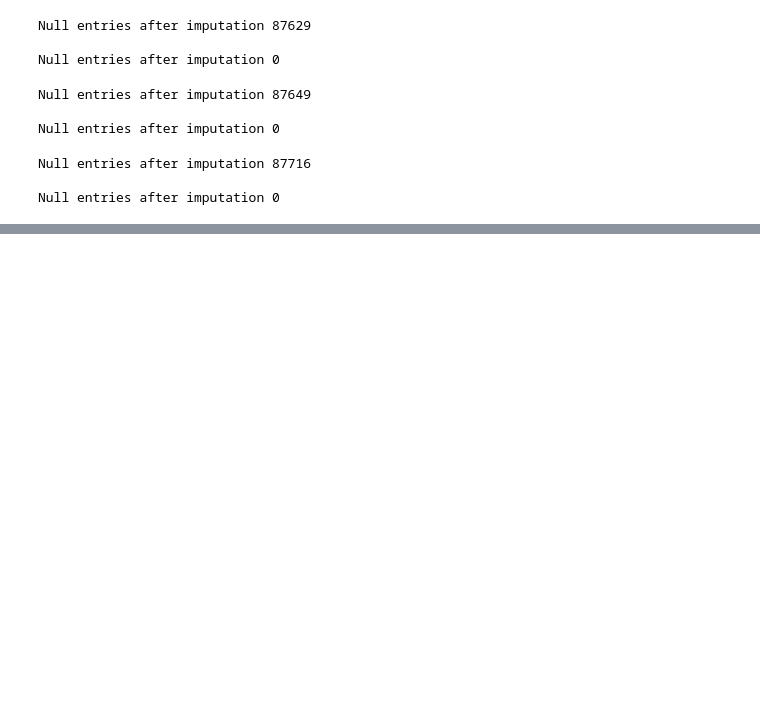
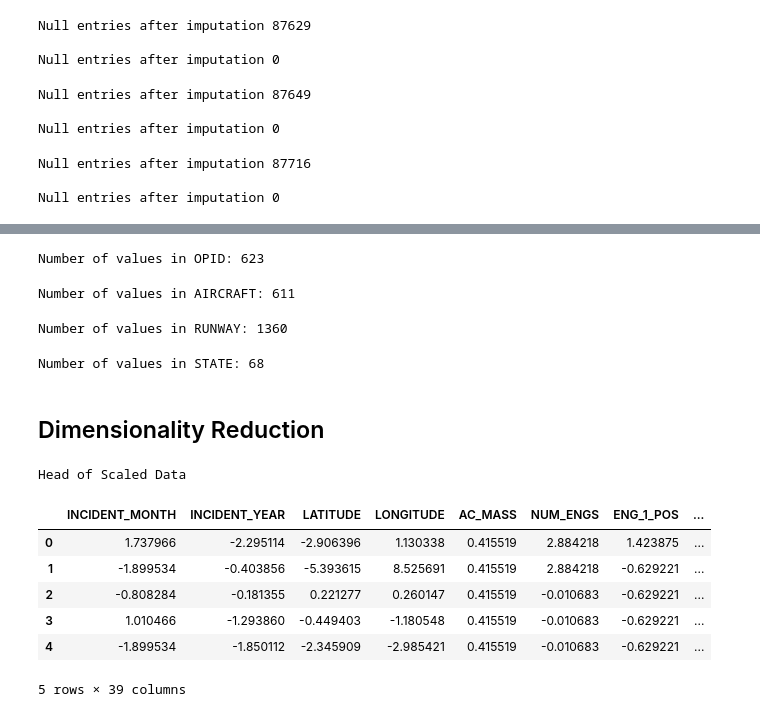
Before and after one commit to Brianna-Flo/CS-363M-Final-Project, a Jupyter notebook: final_project.ipynb, the cells around one changed output, grey strips where cells are left out. Cells and saved outputs as stored; diff of their text form; code cells hidden in the pictures; blank space fills up the shorter version.

```diff
--- a/final_project.ipynb
+++ b/final_project.ipynb
@@ -463,0 +518,53 @@ train_data["SEVERITY"] = train_data["NUM_STRUCK"] * train_data["SIZE_NUM"]
+# %%
+# Use frequency encoding for OPID since high cardinality categorical variable (over 600 different values)
+frequency_encoding = train_data["OPID"].value_counts()
+print("Number of values in OPID:", len(frequency_encoding))
+train_data["OPID_FREQ"] = train_data["OPID"].map(frequency_encoding)
+train_data = train_data.drop(columns=["OPID"])
+# %% [output]
+Number of values in OPID: 623
+# %%
+# Use frequency encoding for AIRCRAFT since high cardinality categorical variable (over 600 different values)
+frequency_encoding = train_data["AIRCRAFT"].value_counts()
+print("Number of values in AIRCRAFT:", len(frequency_encoding))
+train_data["AIRCRAFT_FREQ"] = train_data["AIRCRAFT"].map(frequency_encoding)
+train_data = train_data.drop(columns=["AIRCRAFT"])
+# %% [output]
+Number of values in AIRCRAFT: 611
+# %%
+# Use frequency encoding for RUNWAY since high cardinality categorical variable (over 1300 different values)
+frequency_encoding = train_data["RUNWAY"].value_counts()
+print("Number of values in RUNWAY:", len(frequency_encoding))
+train_data["RUNWAY_FREQ"] = train_data["RUNWAY"].map(frequency_encoding)
+train_data = train_data.drop(columns=["RUNWAY"])
+# %% [output]
+Number of values in RUNWAY: 1360
+# %%
+# Use frequency encoding for STATE since high cardinality categorical variable (over 1300 different values)
+frequency_encoding = train_data["STATE"].value_counts()
+print("Number of values in STATE:", len(frequency_encoding))
+train_data["STATE_FREQ"] = train_data["STATE"].map(frequency_encoding)
+train_data = train_data.drop(columns=["STATE"])
+# %% [output]
+Number of values in STATE: 68
+# %% [markdown]
+## Dimensionality Reduction
+# %%
+# Scale data so that all features are on the same scale
+from sklearn.preprocessing import StandardScaler
+from sklearn.decomposition import PCA
+
+sc = StandardScaler()
+numpy_array_data = sc.fit_transform(train_data)
+scaled_data = pd.DataFrame(numpy_array_data, columns=train_data.columns)
+print("Head of Scaled Data\n")
+scaled_data.head()
+# %% [output]
+Head of Scaled Data
+|  | INCIDENT_MONTH | INCIDENT_YEAR | LATITUDE | LONGITUDE | AC_MASS | NUM_ENGS | ENG_1_POS | ... |
+| 0 | 1.737966 | -2.295114 | -2.906396 | 1.130338 | 0.415519 | 2.884218 | 1.423875 | ... |
+| 1 | -1.899534 | -0.403856 | -5.393615 | 8.525691 | 0.415519 | 2.884218 | -0.629221 | ... |
+| 2 | -0.808284 | -0.181355 | 0.221277 | 0.260147 | 0.415519 | -0.010683 | -0.629221 | ... |
+| 3 | 1.010466 | -1.293860 | -0.449403 | -1.180548 | 0.415519 | -0.010683 | -0.629221 | ... |
+| 4 | -1.899534 | -1.850112 | -2.345909 | -2.985421 | 0.415519 | -0.010683 | -0.629221 | ... |
+5 rows × 39 columns
```
Also changed, not shown: parts of 26 cells of this notebook.
